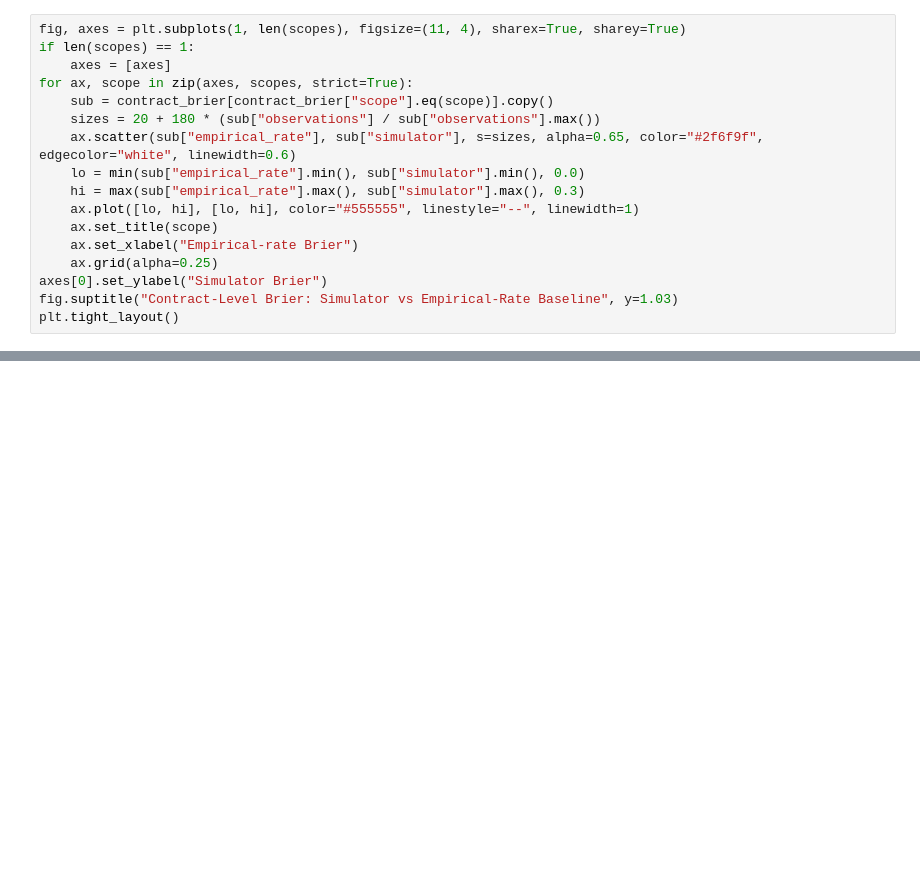
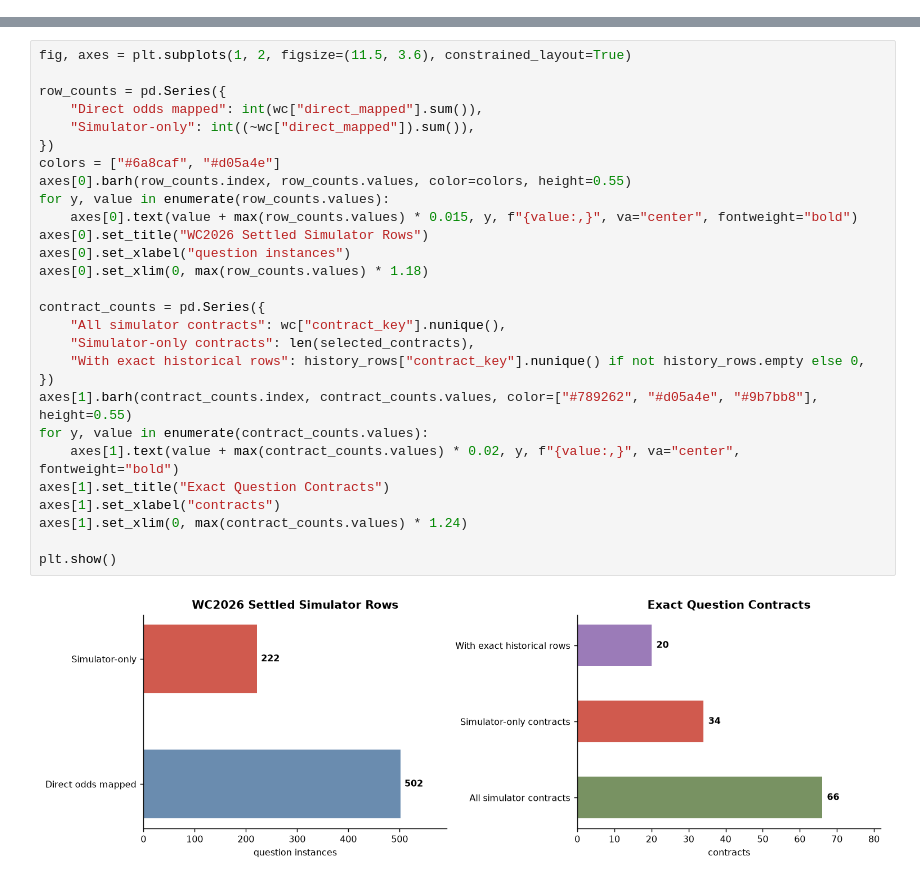
Before and after one commit to LukaMestrovic/sportspredict, a Jupyter notebook: analysis/simulator_brier_comparison.ipynb, the cells around one changed output, grey strips where cells are left out. Drawn from its saved outputs; the diff is of its cells as text; blank space fills up the shorter version.

Commit message:
Refine simulator-only question dashboard

```diff
--- a/analysis/simulator_brier_comparison.ipynb
+++ b/analysis/simulator_brier_comparison.ipynb
@@ -257,17 +0,0 @@ plt.tight_layout()
-# %%
-fig, axes = plt.subplots(1, len(scopes), figsize=(11, 4), sharex=True, sharey=True)
-if len(scopes) == 1:
-    axes = [axes]
-for ax, scope in zip(axes, scopes, strict=True):
-    sub = contract_brier[contract_brier["scope"].eq(scope)].copy()
-    sizes = 20 + 180 * (sub["observations"] / sub["observations"].max())
-    ax.scatter(sub["empirical_rate"], sub["simulator"], s=sizes, alpha=0.65, color="#2f6f9f", edgecolor="white", linewidth=0.6)
-    lo = min(sub["empirical_rate"].min(), sub["simulator"].min(), 0.0)
-    hi = max(sub["empirical_rate"].max(), sub["simulator"].max(), 0.3)
-    ax.plot([lo, hi], [lo, hi], color="#555555", linestyle="--", linewidth=1)
-    ax.set_title(scope)
-    ax.set_xlabel("Empirical-rate Brier")
-    ax.grid(alpha=0.25)
-axes[0].set_ylabel("Simulator Brier")
-fig.suptitle("Contract-Level Brier: Simulator vs Empirical-Rate Baseline", y=1.03)
-plt.tight_layout()
@@ -275,0 +440,30 @@ plt.tight_layout()
+# %%
+fig, axes = plt.subplots(1, 2, figsize=(11.5, 3.6), constrained_layout=True)
+
+row_counts = pd.Series({
+    "Direct odds mapped": int(wc["direct_mapped"].sum()),
+    "Simulator-only": int((~wc["direct_mapped"]).sum()),
+})
+colors = ["#6a8caf", "#d05a4e"]
+axes[0].barh(row_counts.index, row_counts.values, color=colors, height=0.55)
+for y, value in enumerate(row_counts.values):
+    axes[0].text(value + max(row_counts.values) * 0.015, y, f"{value:,}", va="center", fontweight="bold")
+axes[0].set_title("WC2026 Settled Simulator Rows")
+axes[0].set_xlabel("question instances")
+axes[0].set_xlim(0, max(row_counts.values) * 1.18)
+
+contract_counts = pd.Series({
+    "All simulator contracts": wc["contract_key"].nunique(),
+    "Simulator-only contracts": len(selected_contracts),
+    "With exact historical rows": history_rows["contract_key"].nunique() if not history_rows.empty else 0,
+})
+axes[1].barh(contract_counts.index, contract_counts.values, color=["#789262", "#d05a4e", "#9b7bb8"], height=0.55)
+for y, value in enumerate(contract_counts.values):
+    axes[1].text(value + max(contract_counts.values) * 0.02, y, f"{value:,}", va="center", fontweight="bold")
+axes[1].set_title("Exact Question Contracts")
+axes[1].set_xlabel("contracts")
+axes[1].set_xlim(0, max(contract_counts.values) * 1.24)
+
+plt.show()
+# %% [output]
+[figure, added]
```
Also changed, not shown: parts of 22 cells of this notebook.
